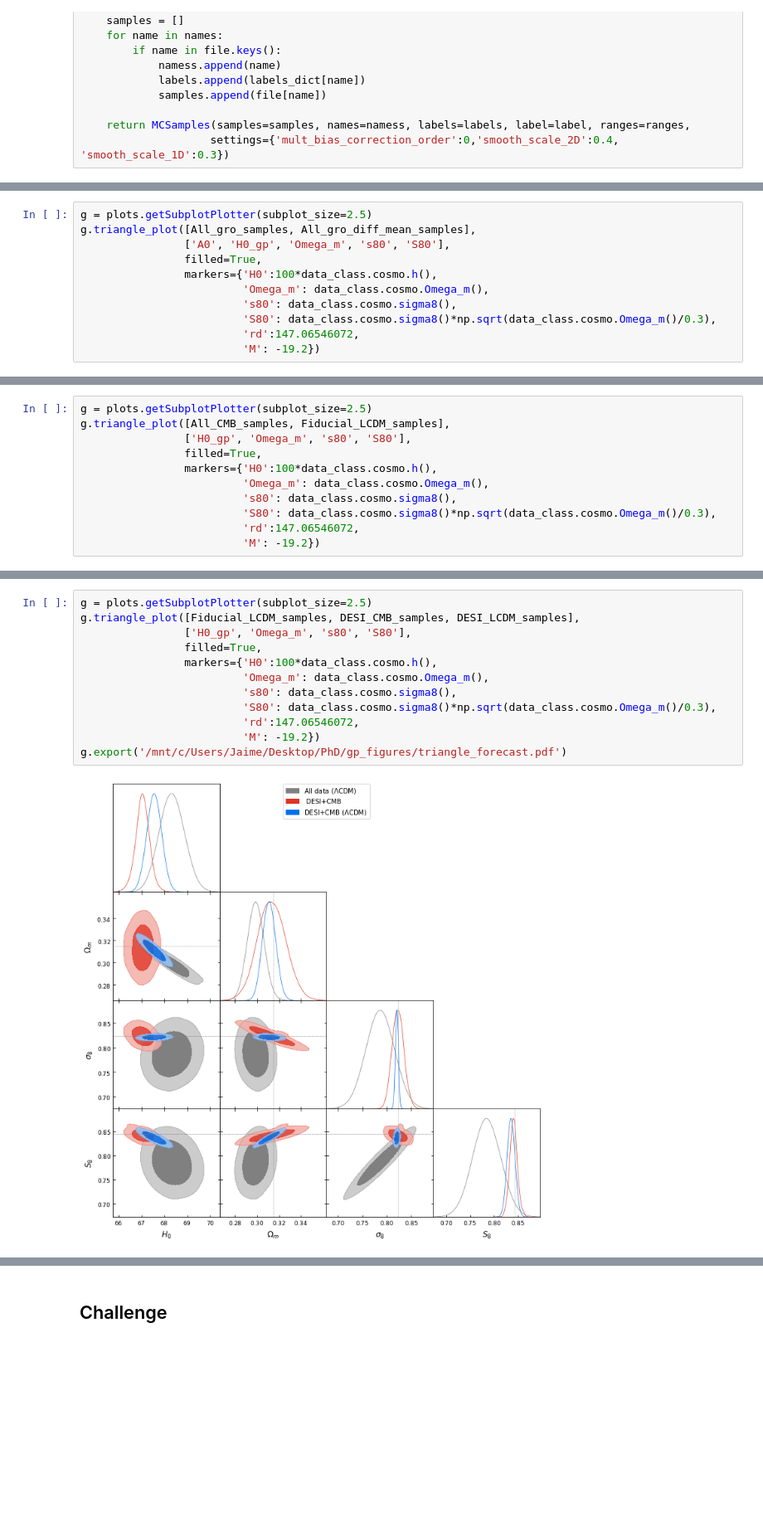
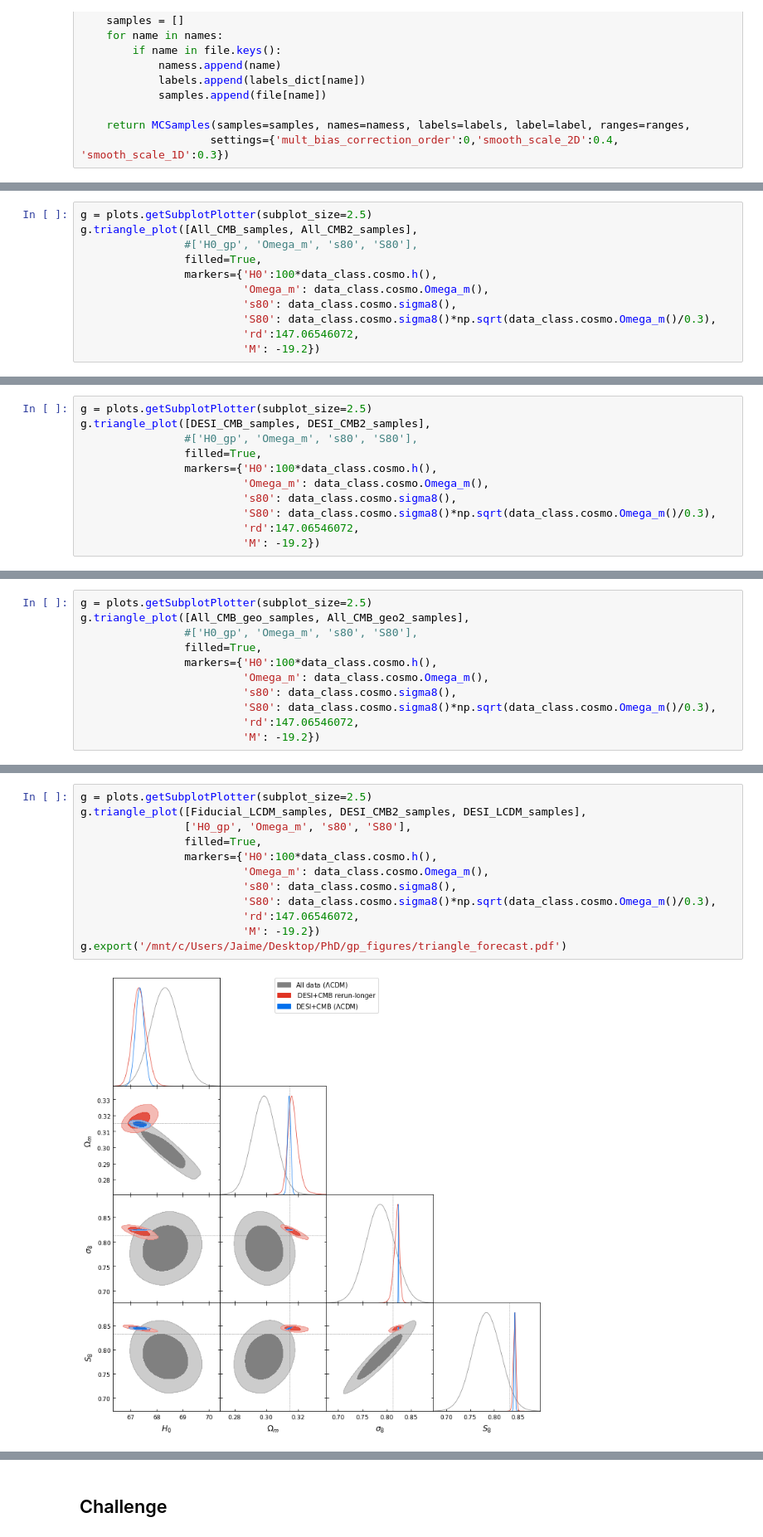
Before and after one commit to JaimeRZP/Growz, a Jupyter notebook: notebooks/plotting_clean.ipynb, the cells around one changed output, grey strips where cells are left out. Shown at 83% size. Drawn from its saved outputs; the diff is of its cells as text; blank space fills up the shorter version.

```diff
--- a/notebooks/plotting_clean.ipynb
+++ b/notebooks/plotting_clean.ipynb
@@ -470,11 +476,0 @@ Removed no burn in
-# %%
-g = plots.getSubplotPlotter(subplot_size=2.5)
-g.triangle_plot([All_gro_samples, All_gro_diff_mean_samples],
-                ['A0', 'H0_gp', 'Omega_m', 's80', 'S80'],
-                filled=True,
-                markers={'H0':100*data_class.cosmo.h(),
-                         'Omega_m': data_class.cosmo.Omega_m(),
-                         's80': data_class.cosmo.sigma8(),
-                         'S80': data_class.cosmo.sigma8()*np.sqrt(data_class.cosmo.Omega_m()/0.3),
-                         'rd':147.06546072,
-                         'M': -19.2})
@@ -483,7 +477,7 @@ g.triangle_plot([All_gro_samples, All_gro_diff_mean_samples],
 # %%
 g = plots.getSubplotPlotter(subplot_size=2.5)
-g.triangle_plot([All_CMB_samples, Fiducial_LCDM_samples],
-                ['H0_gp', 'Omega_m', 's80', 'S80'],
+g.triangle_plot([All_CMB_samples, All_CMB2_samples],
+                #['H0_gp', 'Omega_m', 's80', 'S80'],
                 filled=True,
                 markers={'H0':100*data_class.cosmo.h(),
                          'Omega_m': data_class.cosmo.Omega_m(),
@@ -495,0 +490,11 @@ g.triangle_plot([All_CMB_samples, Fiducial_LCDM_samples],
+# %%
+g = plots.getSubplotPlotter(subplot_size=2.5)
+g.triangle_plot([DESI_CMB_samples, DESI_CMB2_samples],
+                #['H0_gp', 'Omega_m', 's80', 'S80'],
+                filled=True,
+                markers={'H0':100*data_class.cosmo.h(),
+                         'Omega_m': data_class.cosmo.Omega_m(),
+                         's80': data_class.cosmo.sigma8(),
+                         'S80': data_class.cosmo.sigma8()*np.sqrt(data_class.cosmo.Omega_m()/0.3),
+                         'rd':147.06546072,
+                         'M': -19.2})
@@ -495,0 +503,11 @@ g.triangle_plot([All_CMB_samples, Fiducial_LCDM_samples],
+# %%
+g = plots.getSubplotPlotter(subplot_size=2.5)
+g.triangle_plot([All_CMB_geo_samples, All_CMB_geo2_samples],
+                #['H0_gp', 'Omega_m', 's80', 'S80'],
+                filled=True,
+                markers={'H0':100*data_class.cosmo.h(),
+                         'Omega_m': data_class.cosmo.Omega_m(),
+                         's80': data_class.cosmo.sigma8(),
+                         'S80': data_class.cosmo.sigma8()*np.sqrt(data_class.cosmo.Omega_m()/0.3),
+                         'rd':147.06546072,
+                         'M': -19.2})
@@ -496,14 +516,14 @@ g.triangle_plot([All_CMB_samples, Fiducial_LCDM_samples],
 # %%
 g = plots.getSubplotPlotter(subplot_size=2.5)
-g.triangle_plot([Fiducial_LCDM_samples, DESI_CMB_samples, DESI_LCDM_samples],
+g.triangle_plot([Fiducial_LCDM_samples, DESI_CMB2_samples, DESI_LCDM_samples],
                 ['H0_gp', 'Omega_m', 's80', 'S80'],
                 filled=True,
                 markers={'H0':100*data_class.cosmo.h(),
                          'Omega_m': data_class.cosmo.Omega_m(),
                          's80': data_class.cosmo.sigma8(),
                          'S80': data_class.cosmo.sigma8()*np.sqrt(data_class.cosmo.Omega_m()/0.3),
                          'rd':147.06546072,
                          'M': -19.2})
 g.export('/mnt/c/Users/Jaime/Desktop/PhD/gp_figures/triangle_forecast.pdf')
 # %% [output]
-[figure, old version]
+[figure, new version]
```
Also changed, not shown: parts of 37 cells of this notebook, 29 other files.
